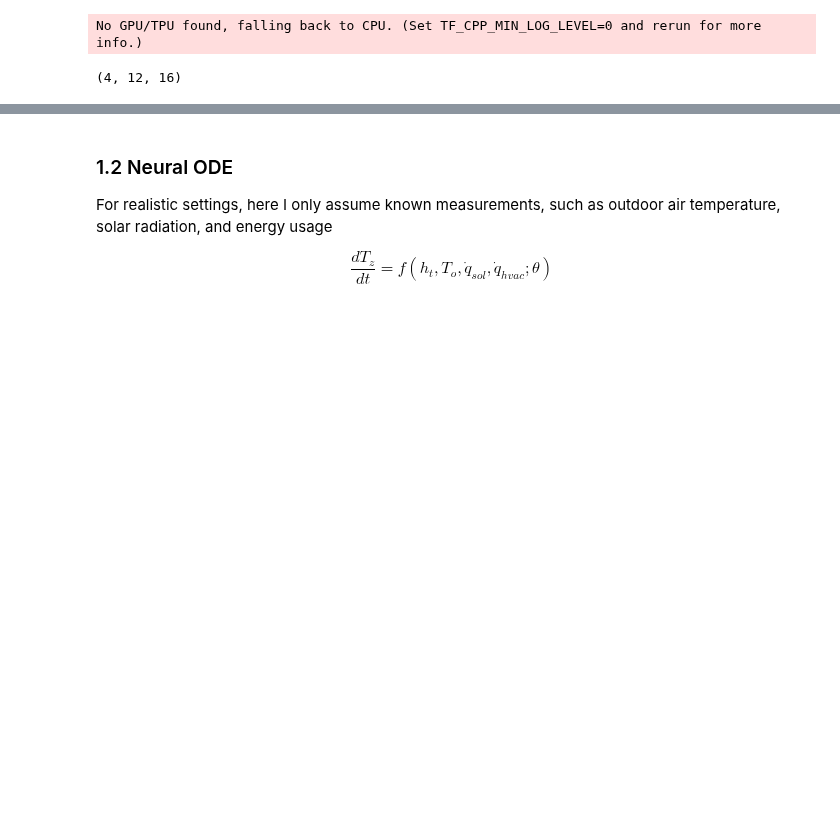
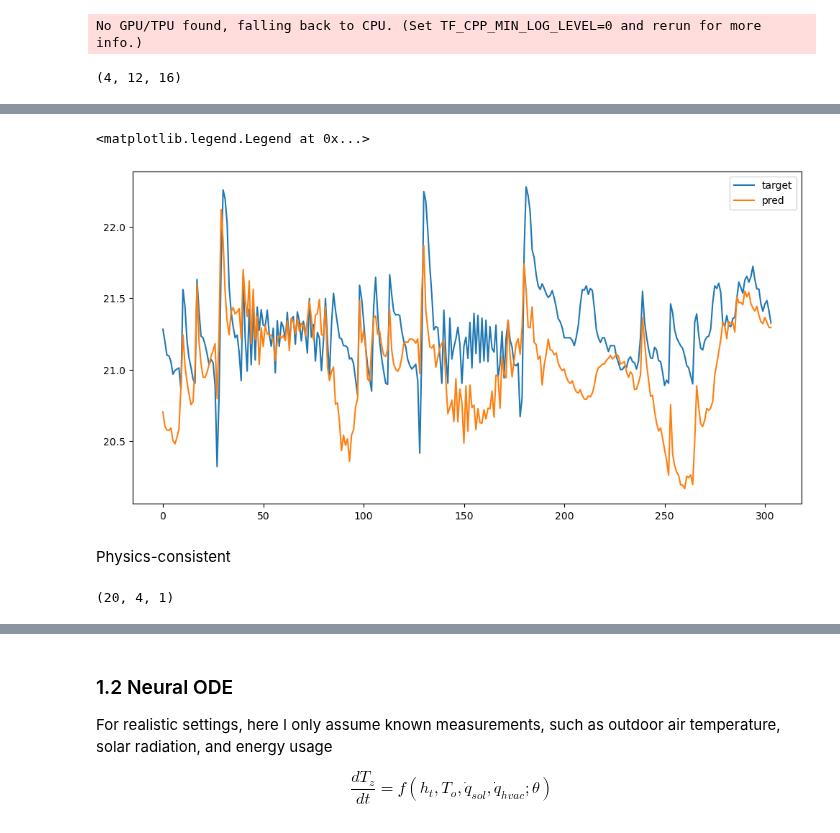
Before and after one commit to YangyangFu/dynax, a Jupyter notebook: cases/cost-comfort/zone-encoder-decoder.ipynb, the cells around one changed output, grey strips where cells are left out. Cells and saved outputs as stored; diff of their text form; code cells hidden in the pictures; blank space fills up the shorter version.

```diff
--- a/cases/cost-comfort/zone-encoder-decoder.ipynb
+++ b/cases/cost-comfort/zone-encoder-decoder.ipynb
@@ -123,0 +373,10 @@ No GPU/TPU found, falling back to CPU. (Set TF_CPP_MIN_LOG_LEVEL=0 and rerun for
+# %%
+plt.figure(figsize=(12,6))
+plt.plot(target_test[:,0], label='target')
+plt.plot(y_pred_test[:,0], label='pred')
+plt.legend()
+# %% [output]
+<matplotlib.legend.Legend at 0x...>
+[figure, added]
+# %% [markdown]
+Physics-consistent
@@ -123,0 +387,7 @@ No GPU/TPU found, falling back to CPU. (Set TF_CPP_MIN_LOG_LEVEL=0 and rerun for
+# %%
+q_hvac = np.array([i for i in range(-10, 10)])
+q_hvac_decoder = np.tile(q_hvac[:, np.newaxis, np.newaxis], reps=(1, n_futures, 1)) # (B, T, 1)
+n_points = q_hvac_decoder.shape[0]
+q_hvac_decoder.shape
+# %% [output]
+(20, 4, 1)
```
Also changed, not shown: parts of 32 cells of this notebook, 1 other file.
